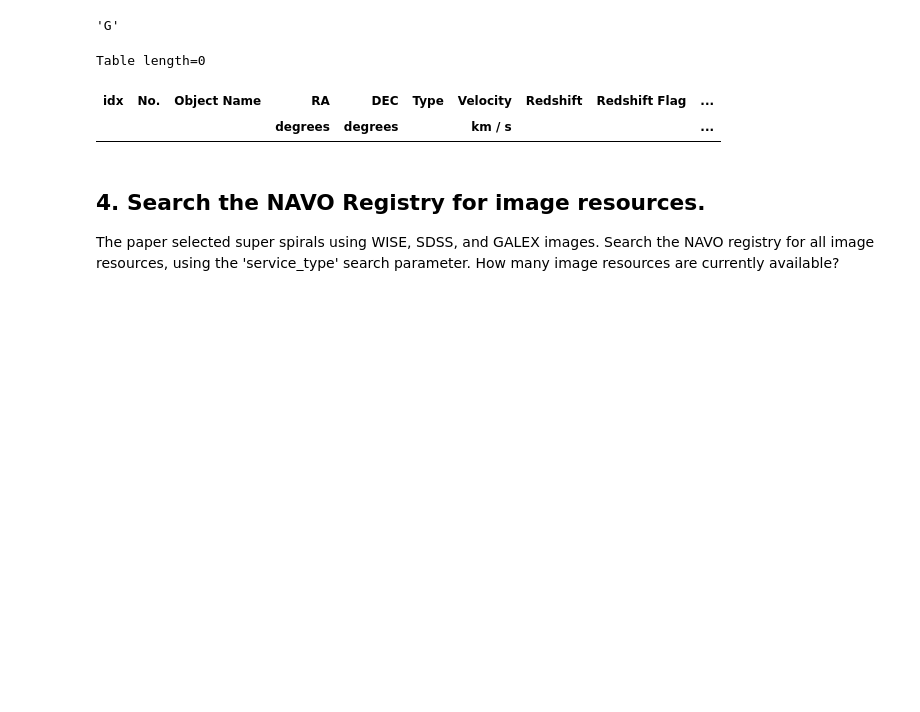
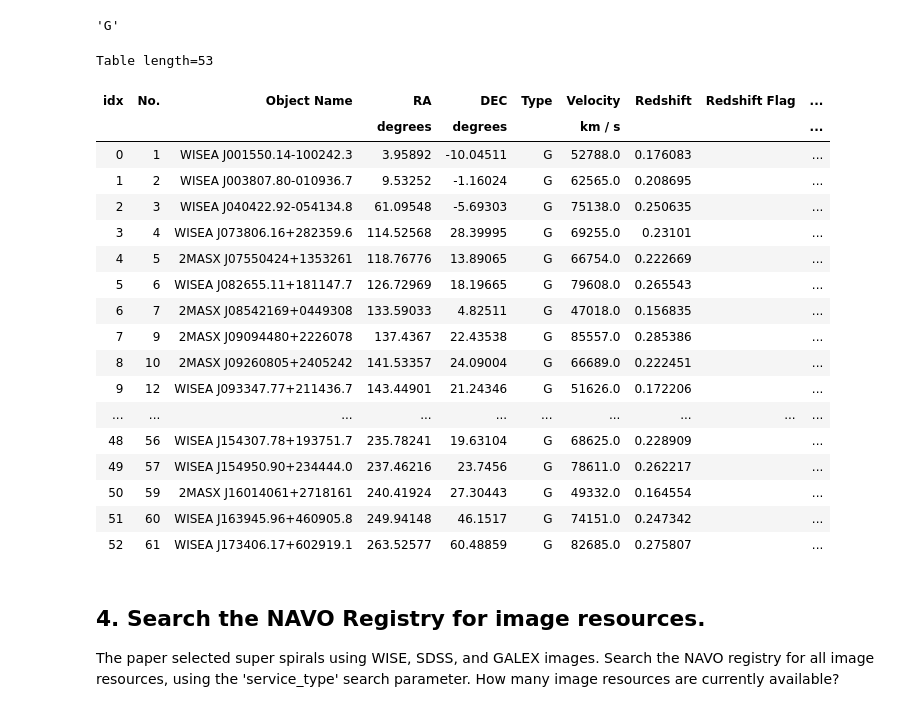
Before and after one commit to NASA-NAVO/navo-workshop, a Jupyter notebook: notebooks/Images/exec_UseCase_I.ipynb, the cells around one changed output. Drawn from its saved outputs; the diff is of its cells as text; code cells hidden in the pictures; blank space fills up the shorter version.

```diff
--- a/notebooks/Images/exec_UseCase_I.ipynb
+++ b/notebooks/Images/exec_UseCase_I.ipynb
@@ -90,14 +90,30 @@ objects_in_paper[0]['Type']
 # %% [output]
 'G'
 # %%
-# Byte strings it is!
-galaxies = objects_in_paper[objects_in_paper['Type'] == b'G']
+# Recast the Type column as strings, to avoid any issues with byte strings
+galaxies = objects_in_paper[np.array(objects_in_paper['Type'], dtype='str') == 'G']
 
 galaxies.show_in_notebook()
 # %% [output]
-Table length=0
+Table length=53
 | idx | No. | Object Name | RA | DEC | Type | Velocity | Redshift | Redshift Flag | ... |
 |  |  |  | degrees | degrees |  | km / s |  |  | ... |
+| 0 | 1 | WISEA J001550.14-100242.3 | 3.95892 | -10.04511 | G | 52788.0 | 0.176083 |  | ... |
+| 1 | 2 | WISEA J003807.80-010936.7 | 9.53252 | -1.16024 | G | 62565.0 | 0.208695 |  | ... |
+| 2 | 3 | WISEA J040422.92-054134.8 | 61.09548 | -5.69303 | G | 75138.0 | 0.250635 |  | ... |
+| 3 | 4 | WISEA J073806.16+282359.6 | 114.52568 | 28.39995 | G | 69255.0 | 0.23101 |  | ... |
+| 4 | 5 | 2MASX J07550424+1353261 | 118.76776 | 13.89065 | G | 66754.0 | 0.222669 |  | ... |
+| 5 | 6 | WISEA J082655.11+181147.7 | 126.72969 | 18.19665 | G | 79608.0 | 0.265543 |  | ... |
+| 6 | 7 | 2MASX J08542169+0449308 | 133.59033 | 4.82511 | G | 47018.0 | 0.156835 |  | ... |
+| 7 | 9 | 2MASX J09094480+2226078 | 137.4367 | 22.43538 | G | 85557.0 | 0.285386 |  | ... |
+| 8 | 10 | 2MASX J09260805+2405242 | 141.53357 | 24.09004 | G | 66689.0 | 0.222451 |  | ... |
+| 9 | 12 | WISEA J093347.77+211436.7 | 143.44901 | 21.24346 | G | 51626.0 | 0.172206 |  | ... |
+| ... | ... | ... | ... | ... | ... | ... | ... | ... | ... |
+| 48 | 56 | WISEA J154307.78+193751.7 | 235.78241 | 19.63104 | G | 68625.0 | 0.228909 |  | ... |
+| 49 | 57 | WISEA J154950.90+234444.0 | 237.46216 | 23.7456 | G | 78611.0 | 0.262217 |  | ... |
+| 50 | 59 | 2MASX J16014061+2718161 | 240.41924 | 27.30443 | G | 49332.0 | 0.164554 |  | ... |
+| 51 | 60 | WISEA J163945.96+460905.8 | 249.94148 | 46.1517 | G | 74151.0 | 0.247342 |  | ... |
+| 52 | 61 | WISEA J173406.17+602919.1 | 263.52577 | 60.48859 | G | 82685.0 | 0.275807 |  | ... |
 # %% [markdown]
 ## 4. Search the NAVO Registry for image resources.
 
```
Also changed, not shown: parts of 20 cells of this notebook, 21 other files.
